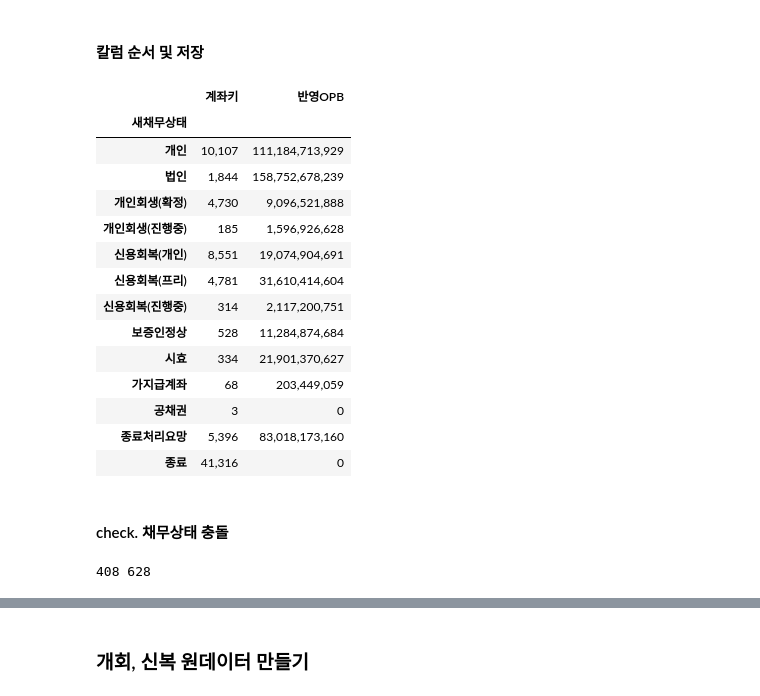
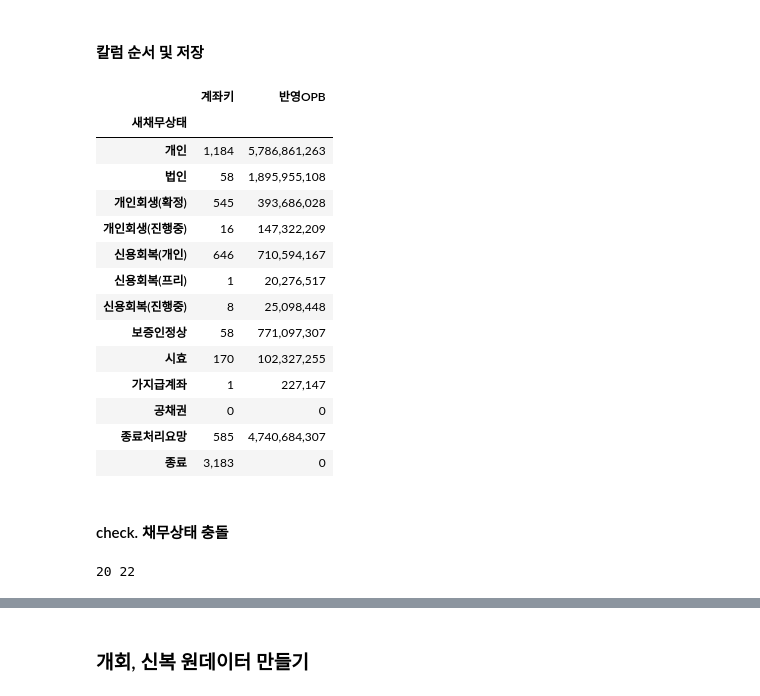
Before and after one commit to jbmyou/python_work, a Jupyter notebook: fileNaming/자산정리/전산_자산정리_통합.ipynb, the cells around one changed output, grey strips where cells are left out. Drawn from its saved outputs; the diff is of its cells as text; code cells hidden in the pictures.

```diff
--- a/fileNaming/자산정리/전산_자산정리_통합.ipynb
+++ b/fileNaming/자산정리/전산_자산정리_통합.ipynb
@@ -36,6 +36,9 @@ from openpyxl import Workbook
 import warnings
 warnings.simplefilter("ignore")
 
+# 출력 옵션
+pd.options.display.float_format = '{:,.0f}'.format
+
 # dtype 정의
 pattern = re.compile('키|코드|계좌|차수')
 
@@ -51,7 +54,7 @@ event_dtype = {'채무자키':str, '법조치키':str, '계좌키':str, '관련
 deposit_dtype = {'채무자키':str, '입금키':str, '계좌키':str, '계좌번호':str, '입금고정키':str, '타채무자키':str}
 # %%
 ##################################
-company = "솔림"      # 솔림 or 대성
+company = "대성"      # 솔림 or 대성
 basedate = "231229"
 ##################################
 wd = join(r"D:\3.자산\전산 dataset", company)
@@ -64,7 +67,7 @@ comp_closing = {
     "시효" : r"시효|완성|만료", # 부활 제외함 231222
     # 채무자별로 체크
     "면책" : r"면책|면탈",
-    "불가" : r"제외|상각|포기|파산(?!\(기각\))|사망|이민|말소", # 상각, 제외, 포기는 이미 보증인까지 고려한 결과일 수 있음
+    "불가" : r"제외|상각|포기|파산(?!\(기각\))|사망", # 상각, 제외, 포기는 이미 보증인까지 고려한 결과일 수 있음
     "공채권" : r"공채권"
     }
 
@@ -82,9 +85,9 @@ comp_closing = {
 # 채무자, 계좌, 보증인, 개회신복 기준데이터->차주와 보증인으로 나누 저장
 
 ###################                                                                             # 개회의 겨우 계좌키 분리 파일로 읽을 것!
-files = ("채무자조회새창_20231229_1633", "계좌조회새창_20231229_1636", "보증인새창_20231229_1637", "개인회생새창_20240102_1037_진행중_계좌키분리_기준데이터",
-        "231229_신용회복_기준데이터_솔림", "법조치조회새창_20231229_1639", "입금조회새창_20240102_1038")
-ext = ".pkl"  #############
+ext = ".xlsx"  #############
+files = ("채무자조회새창_20231229_1636", "계좌조회새창_20231229_1637", "보증인새창_20240102_1304", "개인회생새창_20240102_1037_기준데이터",
+        "231229_신용회복_기준데이터_대성", "법조치조회새창_20231229_1638", "입금조회새창_20240102_1038")
 ###################
 
 # 개회-신복 충돌 정리(기준데이터 만들 때 각 담당자가 제거하기로 함)
@@ -345,13 +342,13 @@ for i in tqdm(range(len(grt))):
                 if grt.at[i, '새보증인상태'] != "" : # 보증인 신용회복 중인데 보증인상태는 비정상건으로 되어 있는 경우
                     check_grt_index.append(i)
                 # 새보증인상태는 조정중인 것으로
-                grt.at[i, '새보증인상태'] = "신용회복("+ temp['상환방식'].values[0]+")" if temp['진행구분'].values[0] == "확정" else "신용회복(진행중)" # 감면구분 > 상환방식
+                grt.at[i, '새보증인상태'] = "신용회복("+ temp['상환구분'].values[0]+")" if temp['진행구분'].values[0] == "확정" else "신용회복(진행중)"
             else :
                 # 새보증인상태가 종결, 비정상, 조정이 아닌 경우 => 무담보
                 if grt.at[i, '새보증인상태'] == "" :
                     grt.at[i, '새보증인상태'] = '정상'
 
-
+# 보증인상태가 종료,시효,면책,불가로 되어있는데 조정중인 경우 check
 if len(check_grt_index) == 0 :
     print("보증인상태 충돌건 없음")
 else :
@@ -810,52 +807,51 @@ raw_data.insert(8, "새보증인상태", raw_data.pop('새보증인상태'))
 raw_data.insert(9, "반영OPB", raw_data.pop('반영OPB'))
 # %%
 # # 요약
-# pd.options.display.float_format = '{:,.0f}'.format
 
 # 특정 POOL
 # pool계좌키 = pd.read_excel("c://users/sl/Desktop/계좌키.xlsx", dtype={"계좌키":str})
 # pool = pd.merge(raw_data,pool계좌키, on='계좌키', how='inner')
 # result = pool.groupby('새채무상태').agg({'계좌키':'count', '반영OPB':'sum'}).reindex(index=['개인','법인','개인회생(확정)','개인회생(진행중)','신용회복(개인)','신용회복(프리)','신용회복(진행중)','종료'])
 # result
 # 전체
 # reindex에 있는 것만 집계되네
 전체요약 = raw_data.groupby('새채무상태').agg({'계좌키':'count', '반영OPB':'sum'}).reindex(index=['개인','법인','개인회생(확정)', \
-    '개인회생(진행중)','신용회복(개인)','신용회복(프리)','신용회복(진행중)','보증인정상','시효','가지급계좌','공채권','종료처리요망','종료']).applymap('{:,.0f}'.format)
+    '개인회생(진행중)','신용회복(개인)','신용회복(프리)','신용회복(진행중)','보증인정상','시효','가지급계좌','공채권','종료처리요망','종료']).fillna(0) # .applymap('{:,.0f}'.format)
 display(전체요약)
 
-# 전체 저장하기
-# 엑셀 파일로 저장
-path_raw_data = join(wd, basedate, 원데이터파일명["전체"])
-if not os.path.exists(path_raw_data + ".xlsx"):
-    param = {'mode' : 'w'}
-else :
-    param = {'mode' : 'a', 'if_sheet_exists' : 'replace'}
+# # 전체 저장하기
+# # 엑셀 파일로 저장
+# path_raw_data = join(wd, basedate, 원데이터파일명["전체"])
+# if not os.path.exists(path_raw_data + ".xlsx"):
+#     param = {'mode' : 'w'}
+# else :
+#     param = {'mode' : 'a', 'if_sheet_exists' : 'replace'}
 
-with pd.ExcelWriter(path_raw_data + ".xlsx", engine='openpyxl', **param) as writer :
-    raw_data.to_excel(writer, sheet_name="리스트", index=False)
-    전체요약.to_excel(writer, sheet_name='요약', index=True)
+# with pd.ExcelWriter(path_raw_data + ".xlsx", engine='openpyxl', **param) as writer :
+#     raw_data.to_excel(writer, sheet_name="리스트", index=False)
+#     전체요약.to_excel(writer, sheet_name='요약', index=True)
 
-# pkl
-raw_data.to_pickle(join(wd, basedate, "pkl", 원데이터파일명["전체"]) + ".pkl")
-# 특정 매각사만 저장하기
-# cond = "스마트저축-01" ###################################
-# raw_data[raw_data.매각사구분==cond].to_excel(join(wd, cond+"_원데이터_"+basedate+".xlsx"), index=False)
+# # pkl
+# raw_data.to_pickle(join(wd, basedate, "pkl", 원데이터파일명["전체"]) + ".pkl")
+# # 특정 매각사만 저장하기
+# # cond = "스마트저축-01" ###################################
+# # raw_data[raw_data.매각사구분==cond].to_excel(join(wd, cond+"_원데이터_"+basedate+".xlsx"), index=False)
 # %% [output]
 |  | 계좌키 | 반영OPB |
 | 새채무상태 |  |  |
-| 개인 | 10,107 | 111,184,713,929 |
-| 법인 | 1,844 | 158,752,678,239 |
-| 개인회생(확정) | 4,730 | 9,096,521,888 |
-| 개인회생(진행중) | 185 | 1,596,926,628 |
-| 신용회복(개인) | 8,551 | 19,074,904,691 |
-| 신용회복(프리) | 4,781 | 31,610,414,604 |
-| 신용회복(진행중) | 314 | 2,117,200,751 |
-| 보증인정상 | 528 | 11,284,874,684 |
-| 시효 | 334 | 21,901,370,627 |
-| 가지급계좌 | 68 | 203,449,059 |
-| 공채권 | 3 | 0 |
-| 종료처리요망 | 5,396 | 83,018,173,160 |
-| 종료 | 41,316 | 0 |
+| 개인 | 1,184 | 5,786,861,263 |
+| 법인 | 58 | 1,895,955,108 |
+| 개인회생(확정) | 545 | 393,686,028 |
+| 개인회생(진행중) | 16 | 147,322,209 |
+| 신용회복(개인) | 646 | 710,594,167 |
+| 신용회복(프리) | 1 | 20,276,517 |
+| 신용회복(진행중) | 8 | 25,098,448 |
+| 보증인정상 | 58 | 771,097,307 |
+| 시효 | 170 | 102,327,255 |
+| 가지급계좌 | 1 | 227,147 |
+| 공채권 | 0 | 0 |
+| 종료처리요망 | 585 | 4,740,684,307 |
+| 종료 | 3,183 | 0 |
 # %% [markdown]
 #### check. 채무상태 충돌
 # %%
@@ -873,7 +869,7 @@ if len(check_주민번호_채무상태) > 0 :
 else : print("주민번호 기준 이상무")
 print(len(check_새채무자키_채무상태), len(check_주민번호_채무상태))
 # %% [output]
-408 628
+20 22
 # %%
 # [check]개회신복 중 매각 아닌 종결건이 있는지 확인하기 # 신복은 기준데이터에 종결건이 있을 수 있음, 풀별작업시에는 빼니까 자산정리에는 문제없음
 종결된계좌키 = raw_data[raw_data.채권상태 == "종료"].계좌키
```
Also changed, not shown: parts of 10 cells of this notebook.
